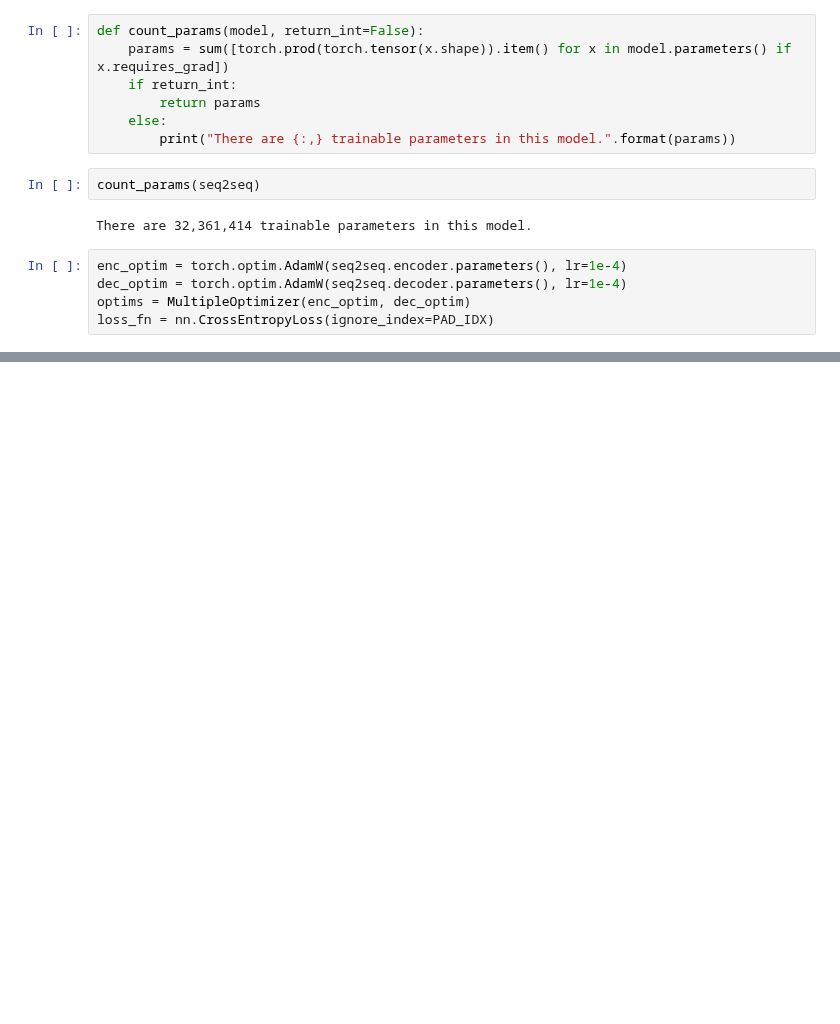
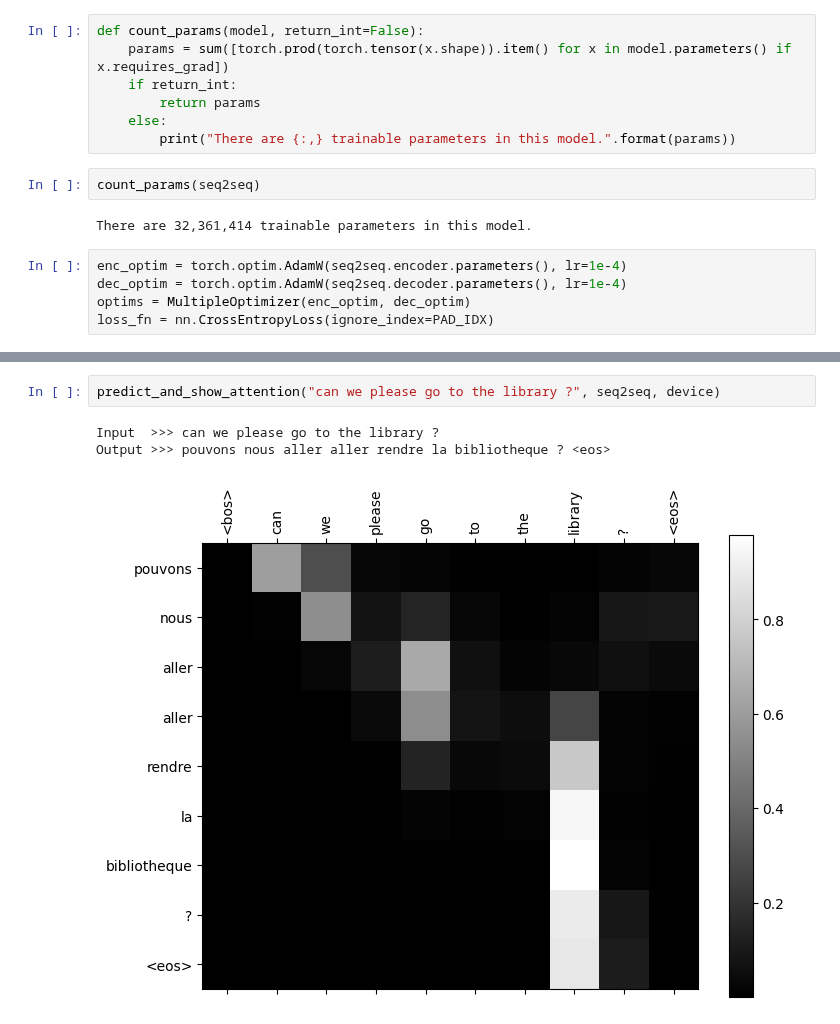
Before and after one commit to rkaunismaa/TransformersForMachineLearning, a Jupyter notebook: Chapter-2-Machine-Translation_Work.ipynb, the cells around one changed output, grey strips where cells are left out. Cells and saved outputs as stored; diff of their text form; blank space fills up the shorter version.

```diff
--- a/Chapter-2-Machine-Translation_Work.ipynb
+++ b/Chapter-2-Machine-Translation_Work.ipynb
@@ -786,0 +869,6 @@ Checkpointing at epoch 13
+# %%
+predict_and_show_attention("can we please go to the library ?", seq2seq, device)
+# %% [output]
+Input  >>> can we please go to the library ?
+Output >>> pouvons nous aller aller rendre la bibliotheque ? <eos>
+[figure, added]
```
Also changed, not shown: parts of 17 cells of this notebook.
